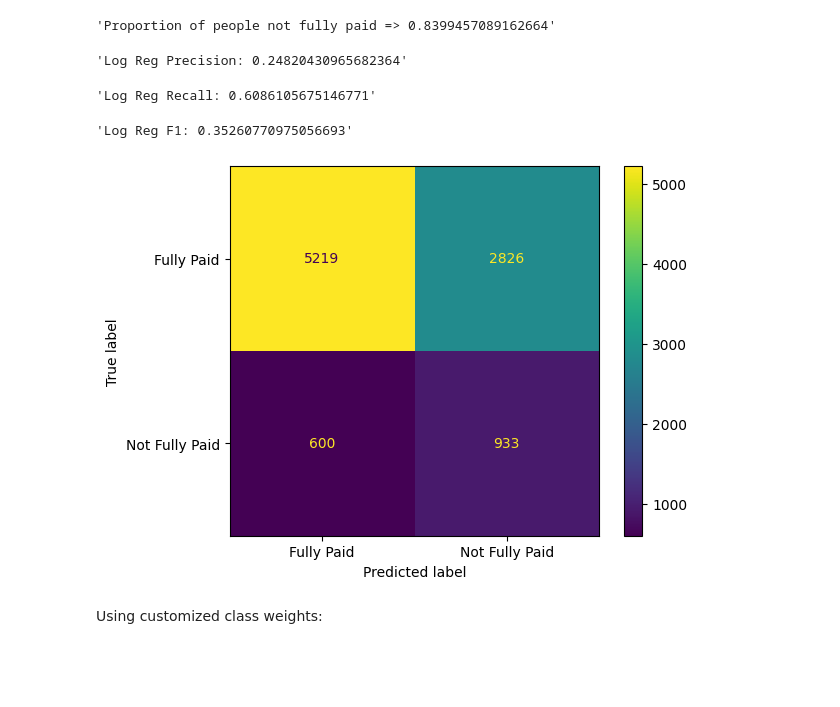
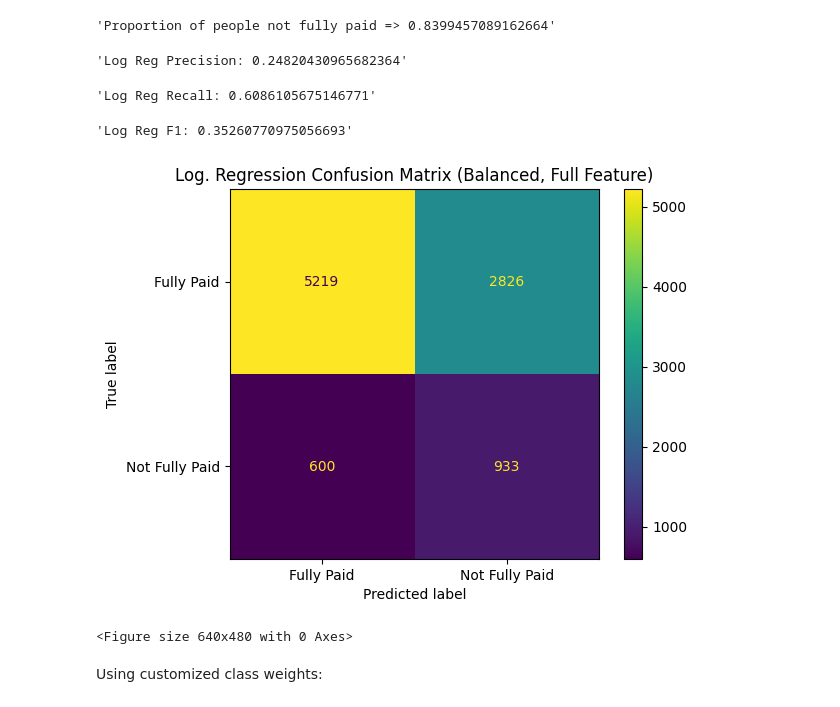
Before and after one commit to kaisermikael/CS_5830_project7, a Jupyter notebook: LoanPayback.ipynb, the cells around one changed output. Cells and saved outputs as stored; diff of their text form; code cells hidden in the pictures; blank space fills up the shorter version.

Commit message:
Added code for saving figures.

```diff
--- a/LoanPayback.ipynb
+++ b/LoanPayback.ipynb
@@ -60,28 +60,31 @@ Name: not.fully.paid, dtype: int64
 # %%
 # Not fully paid = 0, fully paid = 1
 # First attempting with all features and balanced class weight'
 # Using liblinear instead of lfgs results in better prf scores & convergence issues
 
 logReg = LogisticRegression(class_weight='balanced', solver='liblinear')
 logReg.fit(X, y.values.ravel())
 
 y_pred = logReg.predict(X)
 p, r, f, s = precision_recall_fscore_support(y, y_pred, labels=[1])
 display("Log Reg Precision: {}".format(p[0]))
 display("Log Reg Recall: {}".format(r[0]))
 display("Log Reg F1: {}".format(f[0]))
 
 # Credit to w3schools for the confusion matrix code
 confusion_matrix = metrics.confusion_matrix(y, y_pred)
 
 cm_display = metrics.ConfusionMatrixDisplay(confusion_matrix = confusion_matrix, display_labels = ['Fully Paid', 'Not Fully Paid'])
 cm_display.plot()
+cm_display.ax_.set_title("Log. Regression Confusion Matrix (Balanced, Full Feature)")
 plt.show()
+plt.savefig('./LoanFigs/Log_Reg(Balanced, Full Features).pdf')
 # %% [output]
 'Log Reg Precision: 0.24820430965682364'
 'Log Reg Recall: 0.6086105675146771'
 'Log Reg F1: 0.35260770975056693'
-[figure, old version]
+[figure, new version]
+<Figure size 640x480 with 0 Axes>
 # %% [markdown]
 Using customized class weights:
 # %%
```
Also changed, not shown: parts of 8 cells of this notebook.
